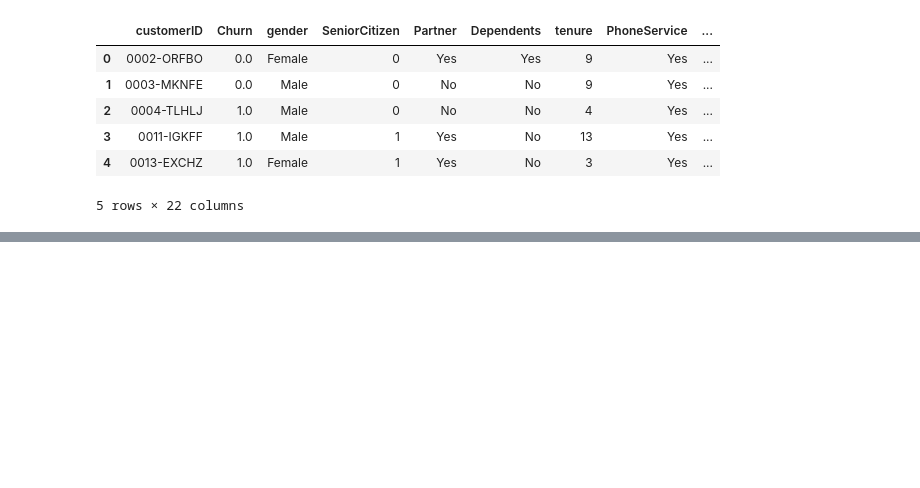
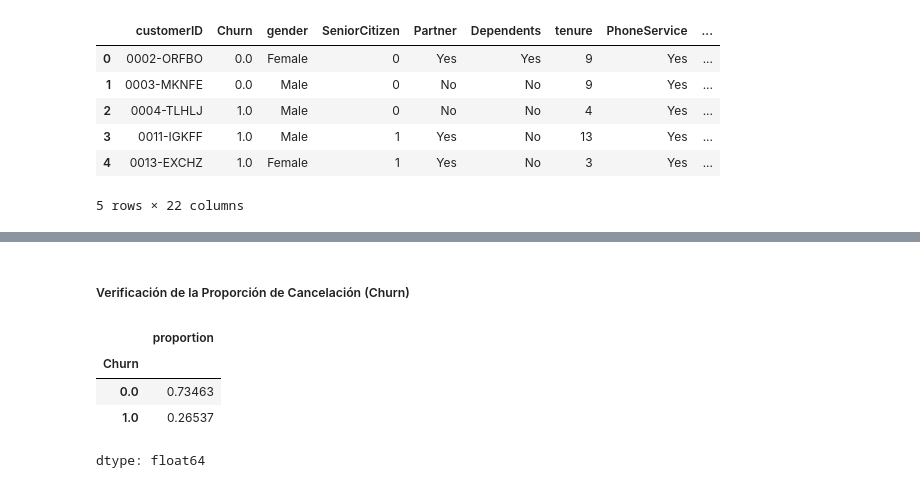
Before and after one commit to marianalarra/ChallengeTelecom2, a Jupyter notebook: TelecomX_LATAM2.ipynb, the cells around one changed output, grey strips where cells are left out. Cells and saved outputs as stored; diff of their text form; code cells hidden in the pictures; blank space fills up the shorter version.

```diff
--- a/TelecomX_LATAM2.ipynb
+++ b/TelecomX_LATAM2.ipynb
@@ -46,0 +154,10 @@ df.sample(5)
+# %% [markdown]
+##### Verificación de la Proporción de Cancelación (Churn)
+# %%
+y.value_counts(normalize=True)
+# %% [output]
+|  | proportion |
+| Churn |  |
+| 0.0 | 0.73463 |
+| 1.0 | 0.26537 |
+dtype: float64
```
Also changed, not shown: parts of 21 cells of this notebook.
